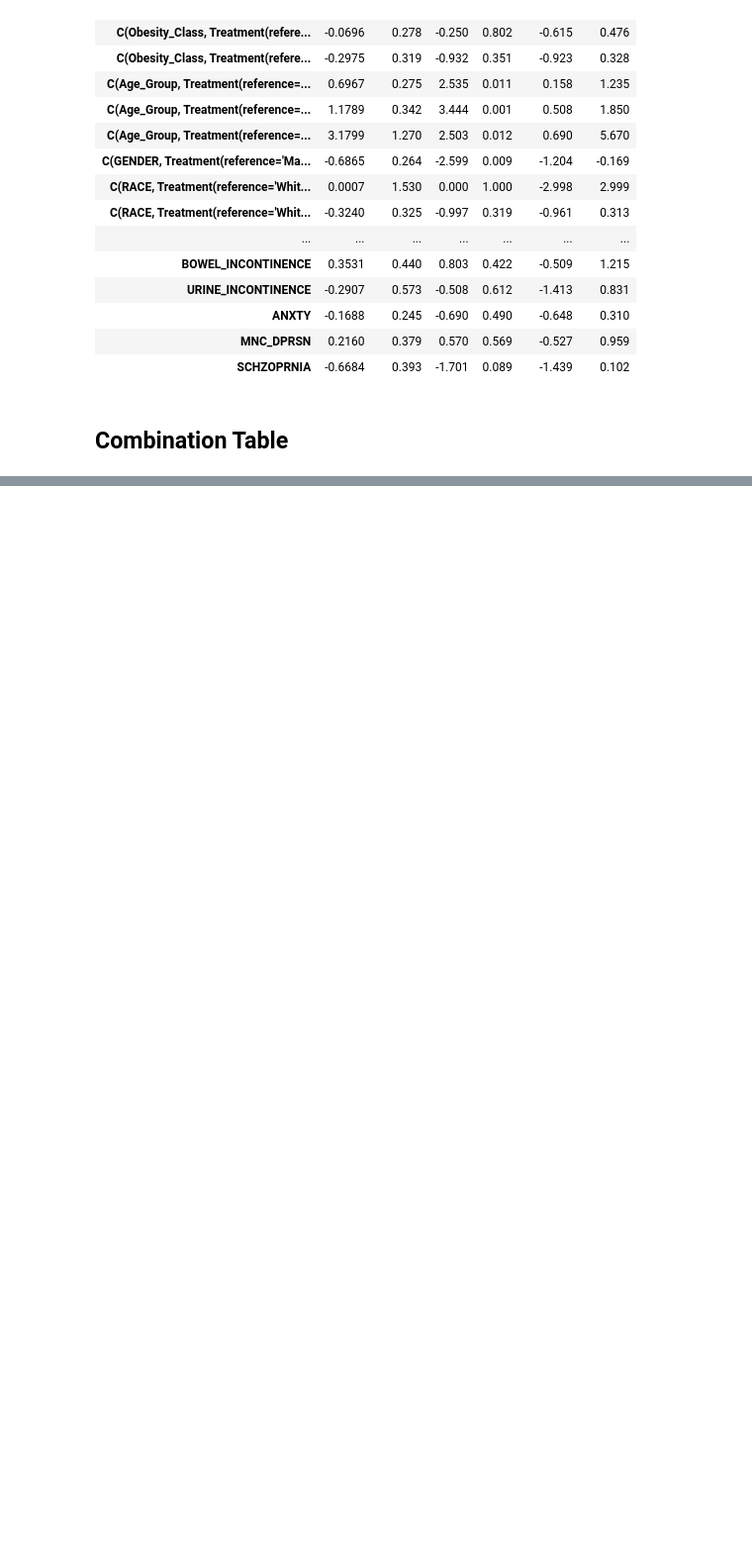
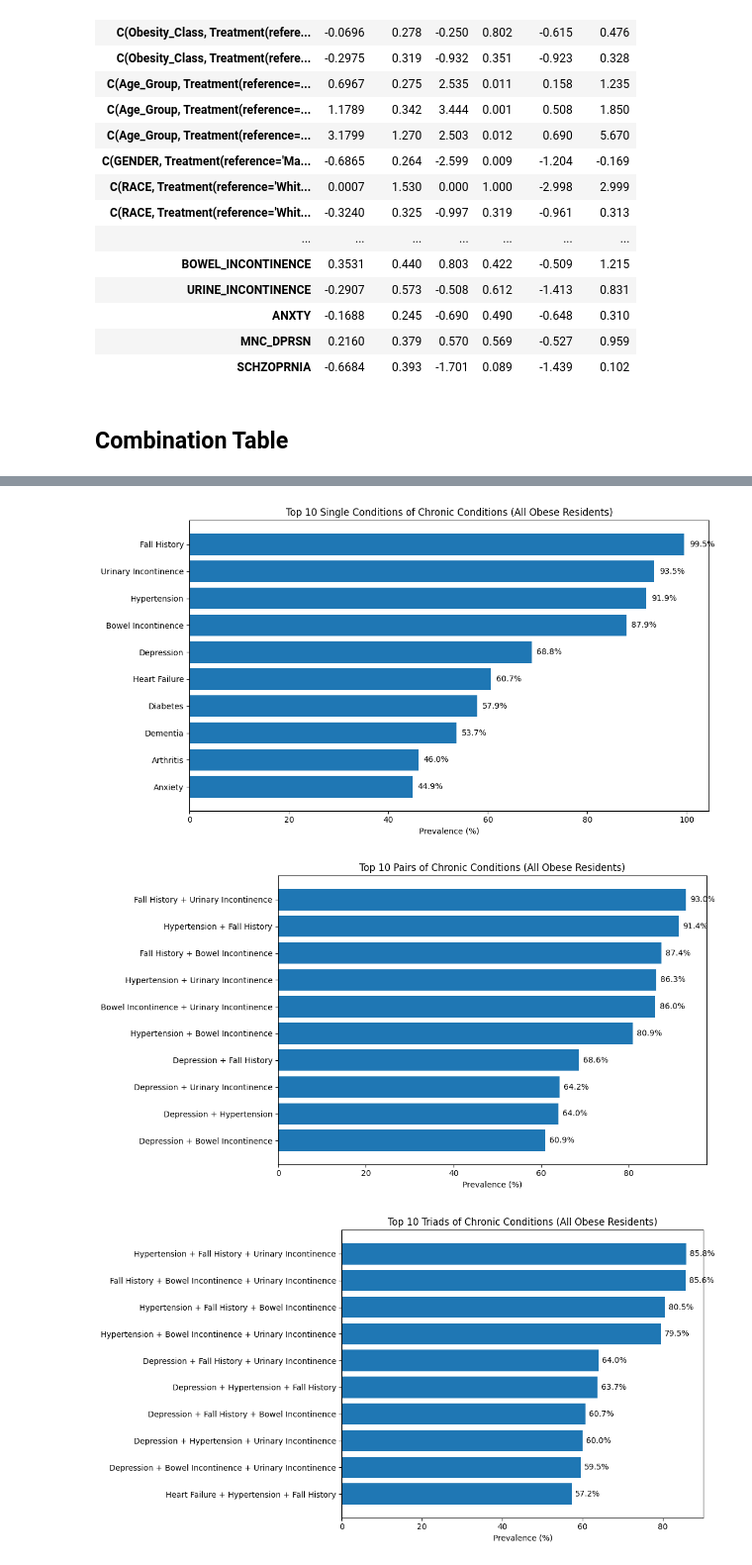
Before and after one commit to LiAndrw/NursingHomeResearchNE, a Jupyter notebook: final_code.ipynb, the cells around one changed output, grey strips where cells are left out. Shown at 99% size. Cells and saved outputs as stored; diff of their text form; code cells hidden in the pictures; blank space fills up the shorter version.

Commit message:
added code to generate 9 regression tests and sideways histogram plots for the MCCs

```diff
--- a/final_code.ipynb
+++ b/final_code.ipynb
@@ -1118,0 +1339,70 @@ combo_table.to_csv('Visualizations_and_Tables/combo_table.csv')
+# %%
+def top_combo_counts(df, k, top_n=10):
+    cols = [c for c in illness_cols if c in df.columns]
+    counts = []
+    n_total = len(df)
+
+    for combo in combinations(cols, k):
+        n = (df[list(combo)] == 1).all(axis=1).sum()
+        if n > 0:
+            counts.append((combo, n))
+
+    counts.sort(key=lambda x: x[1], reverse=True)
+    counts = counts[:top_n]
+
+    labels = [" + ".join(illness_labels.get(c, c) for c in combo) for combo, _ in counts]
+    vals_pct = [n / n_total * 100 for _, n in counts]
+    vals_n = [n for _, n in counts]
+
+    return labels, vals_pct, vals_n
+
+def plot_top_combos_barh(df, k, top_n=10, title_suffix="All Residents", save_path=None):
+    labels, vals_pct, vals_n = top_combo_counts(df, k, top_n=top_n)
+
+    if len(labels) == 0:
+        print(f"No nonzero combos found for k={k}.")
+        return
+
+    # Reverse so highest is on top
+    labels = labels[::-1]
+    vals_pct = vals_pct[::-1]
+    vals_n = vals_n[::-1]
+
+    fig_h = max(4, 0.45 * len(labels) + 1.5)
+    fig, ax = plt.subplots(figsize=(11, fig_h))
+
+    y = np.arange(len(labels))
+    ax.barh(y, vals_pct)
+    ax.set_yticks(y)
+    ax.set_yticklabels(labels)
+    ax.set_xlabel("Prevalence (%)")
+    combo_name = {1:"Single Conditions", 2:"Pairs", 3:"Triads", 4:"Quartets", 5:"Quintets"}.get(k, f"Size-{k} Combos")
+    ax.set_title(f"Top {top_n} {combo_name} of Chronic Conditions ({title_suffix})")
+
+    # Annotate values at end of bars
+    xmax = max(vals_pct)
+    pad = max(0.5, 0.01 * xmax)
+    for i, (v, n) in enumerate(zip(vals_pct, vals_n)):
+        ax.text(v + pad, i, f"{v:.1f}%", va='center')
+
+    plt.tight_layout()
+
+    if save_path is not None:
+        plt.savefig(save_path, dpi=300, bbox_inches="tight")
+
+    plt.show()
+
+# Run plots for k=1 through 5 using the full cohort
+df_for_plots = summary_df.copy()  # combos earlier used summary_df; keep consistent
+for k in range(1, 6):
+    plot_top_combos_barh(
+        df_for_plots,
+        k=k,
+        top_n=10,
+        title_suffix="All Obese Residents",
+        # save_path=f"Visualizations_and_Tables/top_{k}_combo_barh.png"
+    )
+# %% [output]
+[figure, added]
+[figure, added]
+[figure, added]
```
Also changed, not shown: parts of 6 cells of this notebook, 2 other files.
